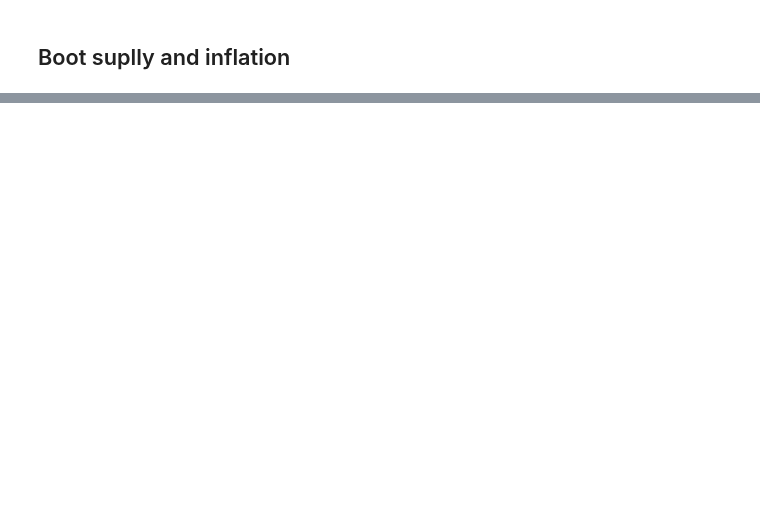
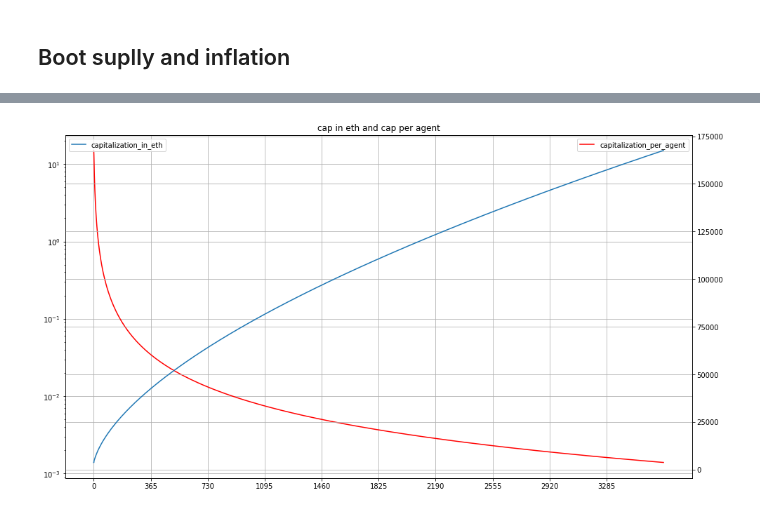
Before and after one commit to cybercongress/cybernomics, a Jupyter notebook: bostrom_simulation/simulation.ipynb, the cells around one changed output, grey strips where cells are left out. Drawn from its saved outputs; the diff is of its cells as text; code cells hidden in the pictures; blank space fills up the shorter version.

```diff
--- a/bostrom_simulation/simulation.ipynb
+++ b/bostrom_simulation/simulation.ipynb
@@ -262,0 +190,4 @@ linear_plot(plot_df, 'ampere_volt_ratio', render='sns')
+# %%
+capitalization_plot(plot_df)
+# %% [output]
+[figure, added]
```
Also changed, not shown: parts of 27 cells of this notebook, 14 other files.
